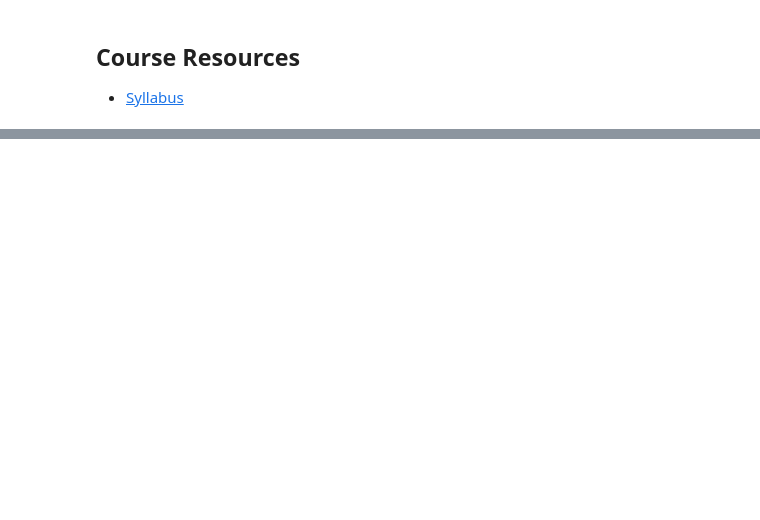
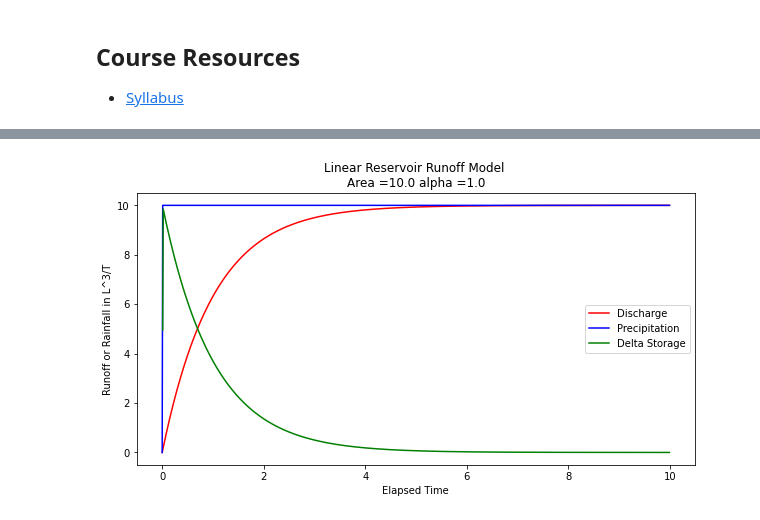
Before and after one commit to dustykat/ce-3354-webroot, a Jupyter notebook: ce-3354-webbook-2024/my3354notes/_build/jupyter_execute/lessons/12-RainfallRunoff/RainfallRunoff.ipynb, the cells around one changed output, grey strips where cells are left out. Cells and saved outputs as stored; diff of their text form; code cells hidden in the pictures; blank space fills up the shorter version.

Commit message:
rainfall runoff models

```diff
--- a/ce-3354-webbook-2024/my3354notes/_build/jupyter_execute/lessons/12-RainfallRunoff/RainfallRunoff.ipynb
+++ b/ce-3354-webbook-2024/my3354notes/_build/jupyter_execute/lessons/12-RainfallRunoff/RainfallRunoff.ipynb
@@ -30,0 +87,37 @@
+# %%
+# structural simulation need units for practical applications
+import math
+alpha = 1.0 #watershed discharge conversion constant
+area = 10.0 #some area
+pee = 1.0 #constant rain
+qzero = 0 #zero initial discharge
+hzero = 0 #zero initial storage
+howmany = 1000
+qnow = [0 for i in range(howmany)]
+pnow = [0 for i in range(howmany)]
+dsnow = [0 for i in range(howmany)]
+time = [0 for i in range(howmany)]
+deltat = 0.01 # time step value
+dsnow[0]=math.inf # set first condition at infinty
+for itime in range(1,howmany):
+    time[itime] = deltat+time[itime-1]
+    qnow[itime]=(area*pee*(1.0-math.exp(-time[itime]/alpha)))
+    pnow[itime]=(area*pee)
+    average_in=0.5*(pnow[itime]+pnow[itime-1])
+    average_out=0.5*(qnow[itime]+qnow[itime-1])
+    dsnow[itime]=((average_in-average_out))
+
+import matplotlib.pyplot # the python plotting library
+myfigure = matplotlib.pyplot.figure(figsize = (10,5)) # generate a object from the figure class, set aspect ratio
+
+# Built the plot
+matplotlib.pyplot.plot(time, qnow, color ='red')
+matplotlib.pyplot.plot(time, pnow, color ='blue')
+matplotlib.pyplot.plot(time, dsnow, color ='green')
+matplotlib.pyplot.xlabel("Elapsed Time")
+matplotlib.pyplot.ylabel("Runoff or Rainfall in L^3/T")
+matplotlib.pyplot.title("Linear Reservoir Runoff Model \n"+"Area ="+str(area)+" alpha ="+str(alpha) )
+matplotlib.pyplot.legend(["Discharge","Precipitation","Delta Storage"])
+matplotlib.pyplot.show()
+# %% [output]
+[figure, added]
```
Also changed, not shown: parts of 14 cells of this notebook, 22 other files.
